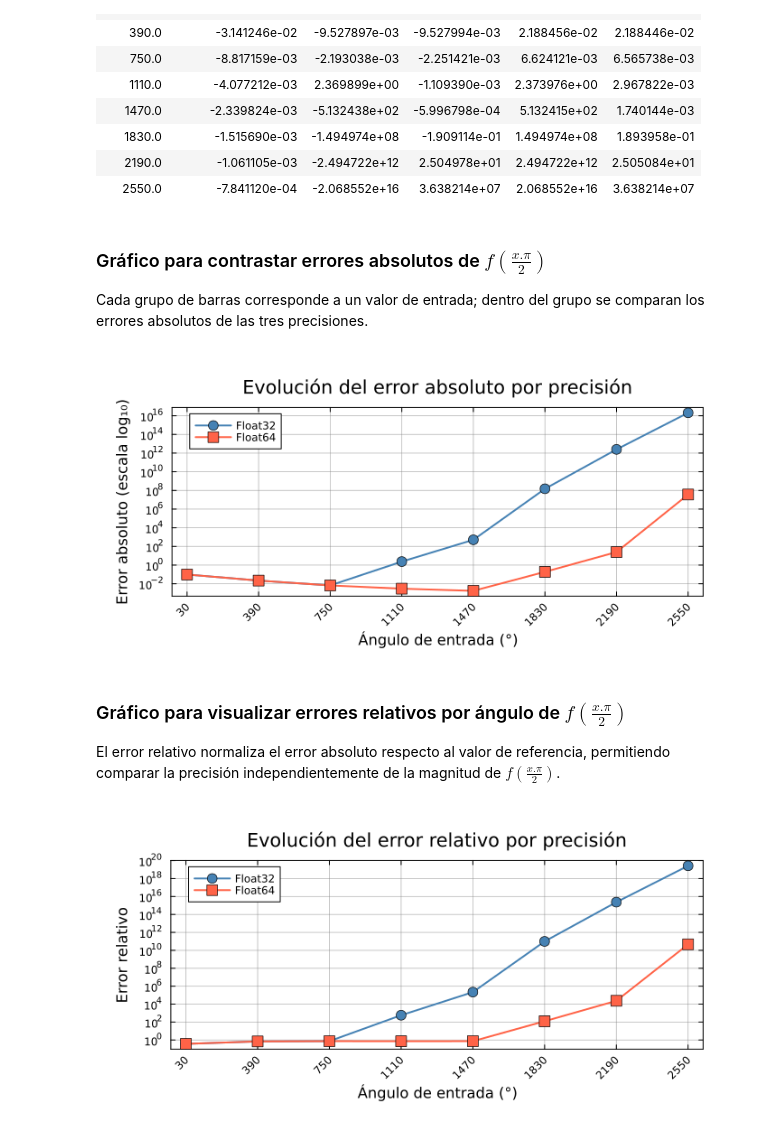
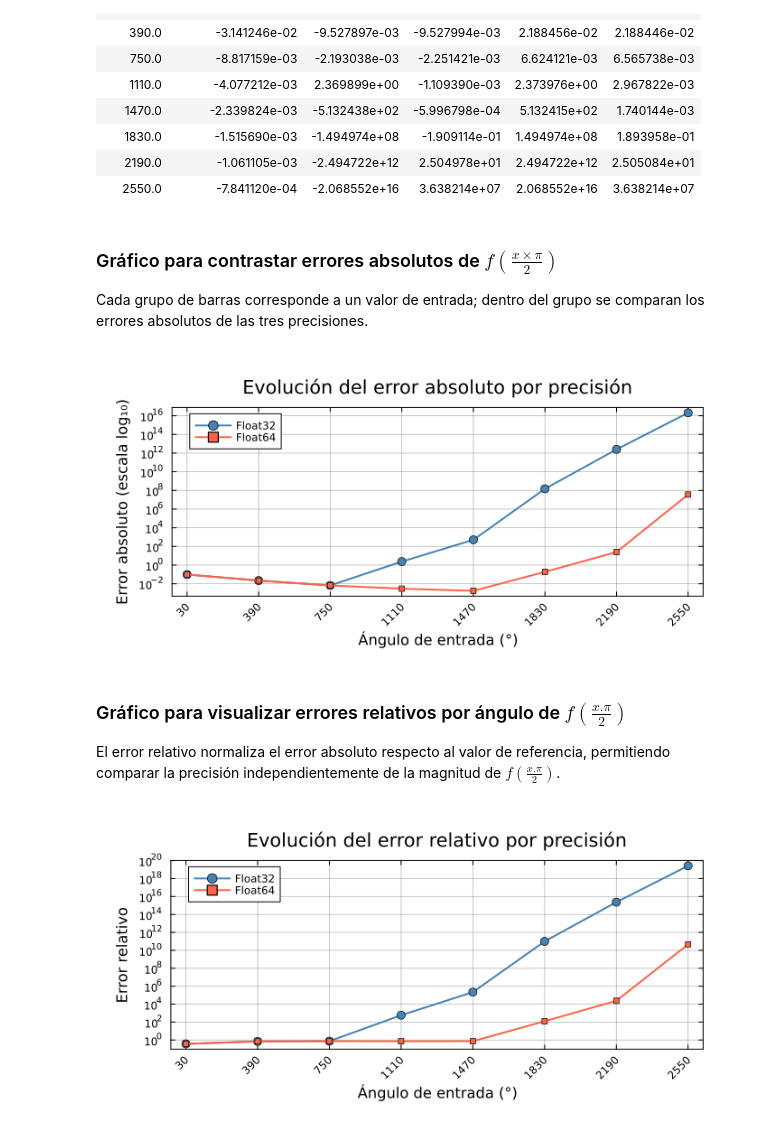
Before and after one commit to AndreaFigueroaR/comparison-of-precisions, a Jupyter notebook: Implementaciones y resultados.ipynb, the cells around one changed output. Drawn from its saved outputs; the diff is of its cells as text; code cells hidden in the pictures.

Commit message:
refact: modifico tmaños de marcadores para mejor visibilidad

```diff
--- a/Implementaciones y resultados.ipynb
+++ b/Implementaciones y resultados.ipynb
@@ -365,7 +366,7 @@ pretty_table(
 | 2190.0 | -1.061105e-03 | -2.494722e+12 | 2.504978e+01 | 2.494722e+12 | 2.505084e+01 |
 | 2550.0 | -7.841120e-04 | -2.068552e+16 | 3.638214e+07 | 2.068552e+16 | 3.638214e+07 |
 # %% [markdown]
-### Gráfico para contrastar errores absolutos de $f(\frac{x. \pi}{2})$
+### Gráfico para contrastar errores absolutos de $f(\frac{x \times \pi}{2})$
 Cada grupo de barras corresponde a un valor de entrada; dentro del grupo se comparan los errores absolutos de las tres precisiones.
 # %%
 using Plots
@@ -378,37 +379,37 @@ plot(angulos, err32;
     color         = :steelblue,
     lw            = 2,
     marker        = :circle,
-    markersize    = 6,
+    markersize    = 5,
     yscale        = :log10,
-    yticks        = [ 1e-10, 1e-8, 1e-6, 1e-4, 1e-2, 1e0, 1e2, 1e4, 1e6, 1e8, 1e10, 1e12, 1e14, 1e16, 1e18],
+    yticks        = [ 1e-4, 1e-2, 1e0, 1e2, 1e4, 1e6, 1e8, 1e10, 1e12, 1e14, 1e16, 1e18],
     xlabel        = "Ángulo de entrada (°)",
     ylabel        = "Error absoluto (escala log₁₀)",
     title         = "\nEvolución del error absoluto por precisión",
     legend        = :topleft,
     framestyle    = :box,
     grid          = true,
     gridalpha     = 0.3,
     gridlinewidth = 0.8,
     gridcolor     = :gray,
     size = (700, 340),
     xticks        = angulos,
     xrotation     = 45,
     bottom_margin = 7mm,
     left_margin   = 7mm,
     right_margin = 5mm,
     top_margin = 7mm,
 
 )
 
 plot!(angulos, err64;
     label      = "Float64",
     color      = :tomato,
     lw         = 2,
     marker     = :square,
-    markersize = 6,
+    markersize = 3,
 )
 # %% [output]
-[figure, old version]
+[figure, new version]
 # %% [markdown]
 ### Gráfico para visualizar errores relativos por ángulo de $f(\frac{x. \pi}{2})$
 El error relativo normaliza el error absoluto respecto al valor de referencia, permitiendo comparar la precisión independientemente de la magnitud de $f(\frac{x. \pi}{2})$.
@@ -421,7 +422,7 @@ plot(angulos, err32_rel;
     color         = :steelblue,
     lw            = 2,
     marker        = :circle,
-    markersize    = 6,
+    markersize    = 5,
     yscale        = :log10,
     yticks        = [ 1e-10, 1e-8, 1e-6, 1e-4, 1e-2, 1e0, 1e2, 1e4, 1e6, 1e8, 1e10, 1e12, 1e14, 1e16, 1e18, 1e20],
     xlabel        = "Ángulo de entrada (°)",
@@ -447,7 +448,7 @@ plot!(angulos, err64_rel;
     color      = :tomato,
     lw         = 2,
     marker     = :square,
-    markersize = 6,
+    markersize = 3,
 )
 # %% [output]
-[figure, old version]
+[figure, new version]
```
Also changed, not shown: parts of 3 cells of this notebook.
